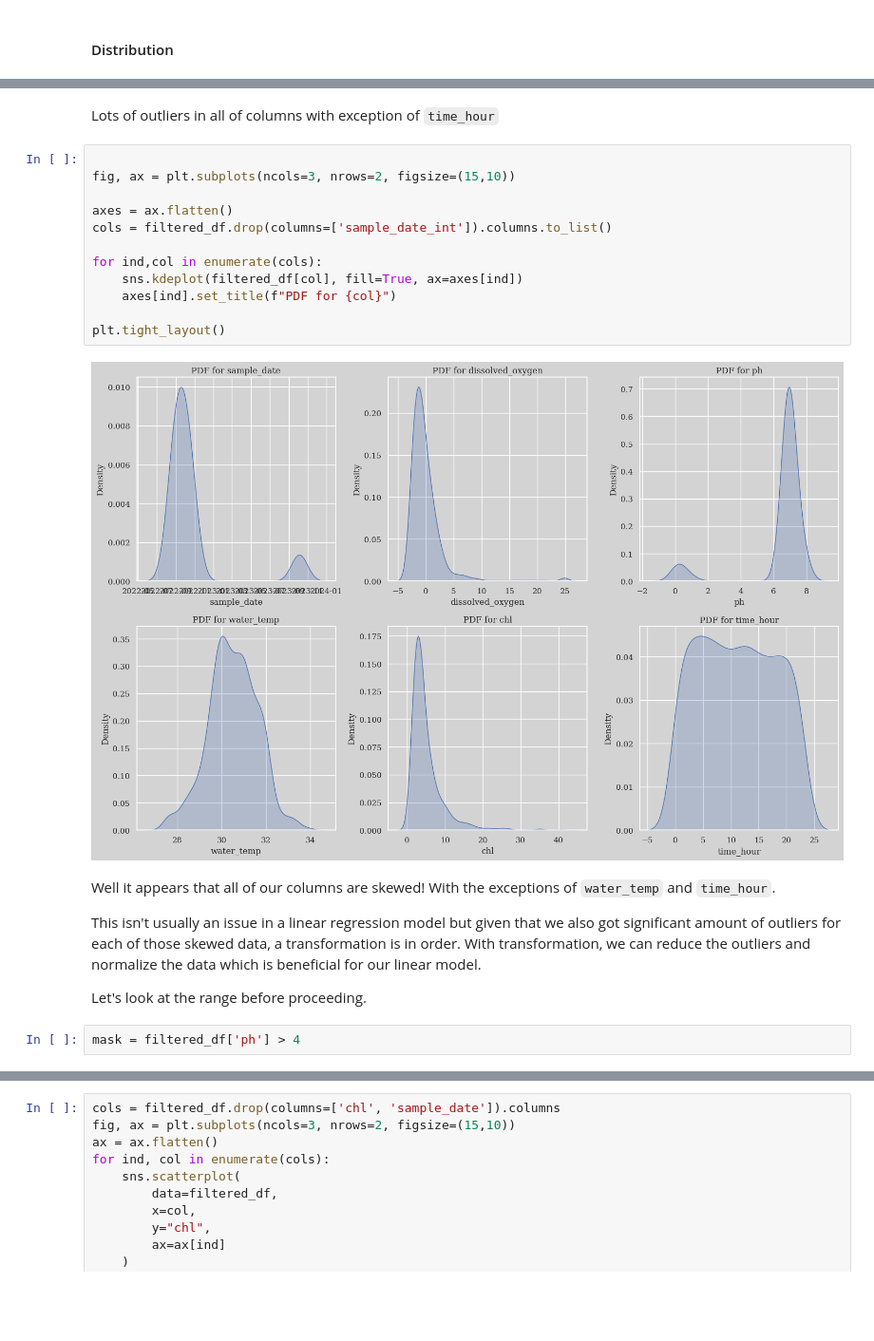
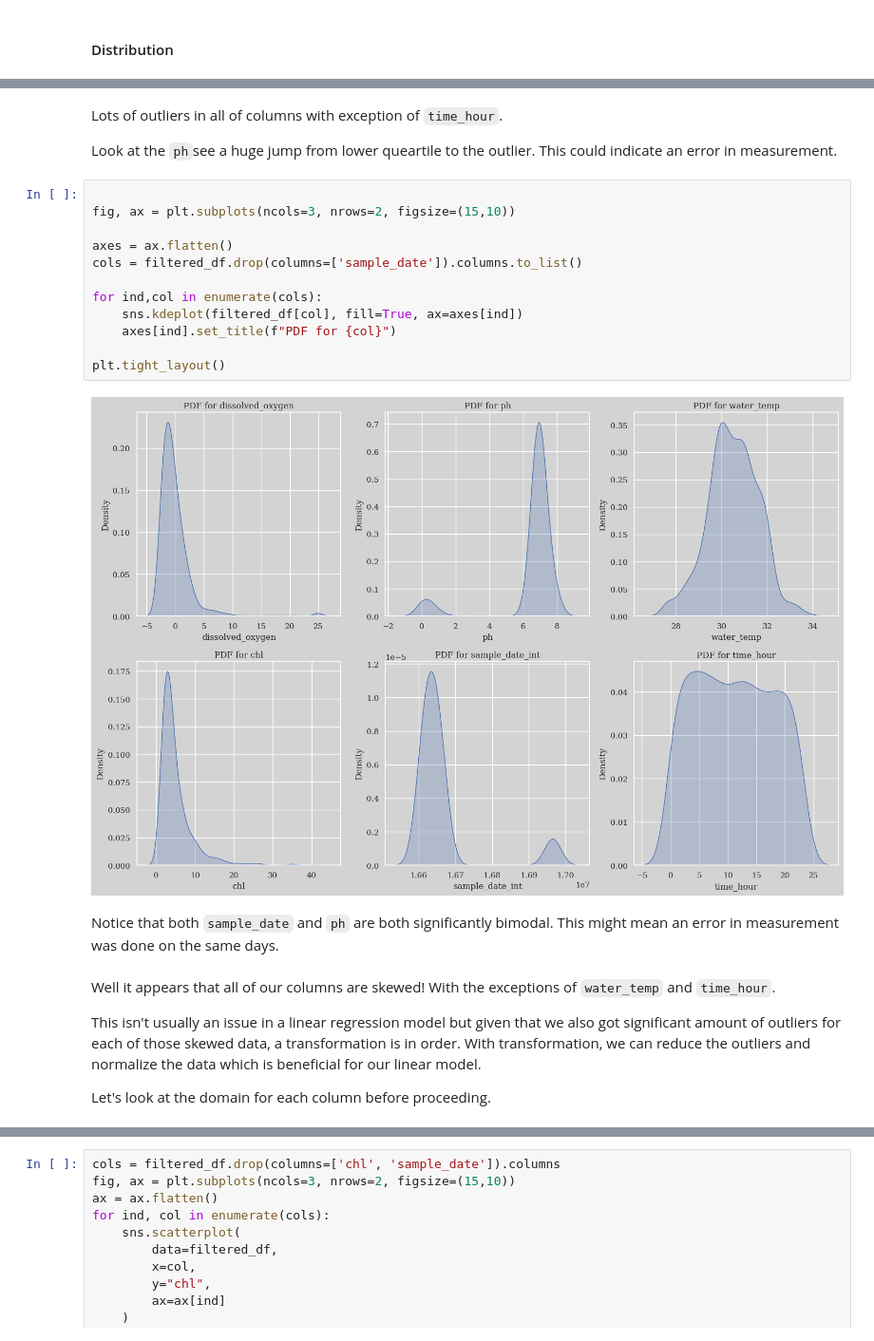
Before and after one commit to RomandRapido/LinMod, a Jupyter notebook: FinalProj/eda.ipynb, the cells around one changed output, grey strips where cells are left out. Shown at 95% size. Cells and saved outputs as stored; diff of their text form; blank space fills up the shorter version.

```diff
--- a/FinalProj/eda.ipynb
+++ b/FinalProj/eda.ipynb
@@ -174,24 +162,26 @@ Text(0.5, 1.0, 'Distribution of Columns')
 # %% [markdown]
-Lots of outliers in all of columns with exception of `time_hour`
+Lots of outliers in all of columns with exception of `time_hour`.
+
+Look at the `ph`see a huge jump from lower queartile to the outlier. This could indicate an error in measurement.
 # %%
 
 fig, ax = plt.subplots(ncols=3, nrows=2, figsize=(15,10))
 
 axes = ax.flatten()
-cols = filtered_df.drop(columns=['sample_date_int']).columns.to_list()
+cols = filtered_df.drop(columns=['sample_date']).columns.to_list()
 
 for ind,col in enumerate(cols):
     sns.kdeplot(filtered_df[col], fill=True, ax=axes[ind])
     axes[ind].set_title(f"PDF for {col}")
 
 plt.tight_layout()
 # %% [output]
-[figure, old version]
+[figure, new version]
+# %% [markdown]
+Notice that both `sample_date` and `ph` are both significantly bimodal. This might mean an error in measurement was done on the same days.
 # %% [markdown]
 Well it appears that all of our columns are skewed! With the exceptions of `water_temp` and `time_hour`.
 
 This isn't usually an issue in a linear regression model but given that we also got significant amount of outliers for each of those skewed data, a transformation is in order. With transformation, we can reduce the outliers and normalize the data which is beneficial for our linear model.
 
-Let's look at the range before proceeding.
+Let's look at the domain for each column before proceeding.
-# %%
-mask = filtered_df['ph'] > 4
```
Also changed, not shown: parts of 138 cells of this notebook.
